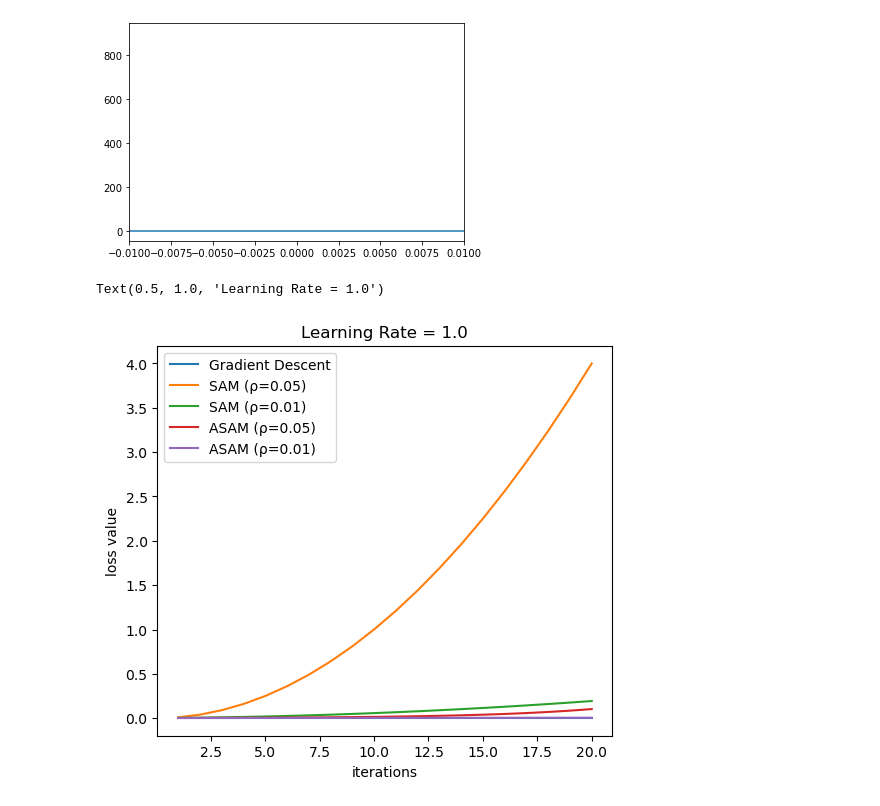
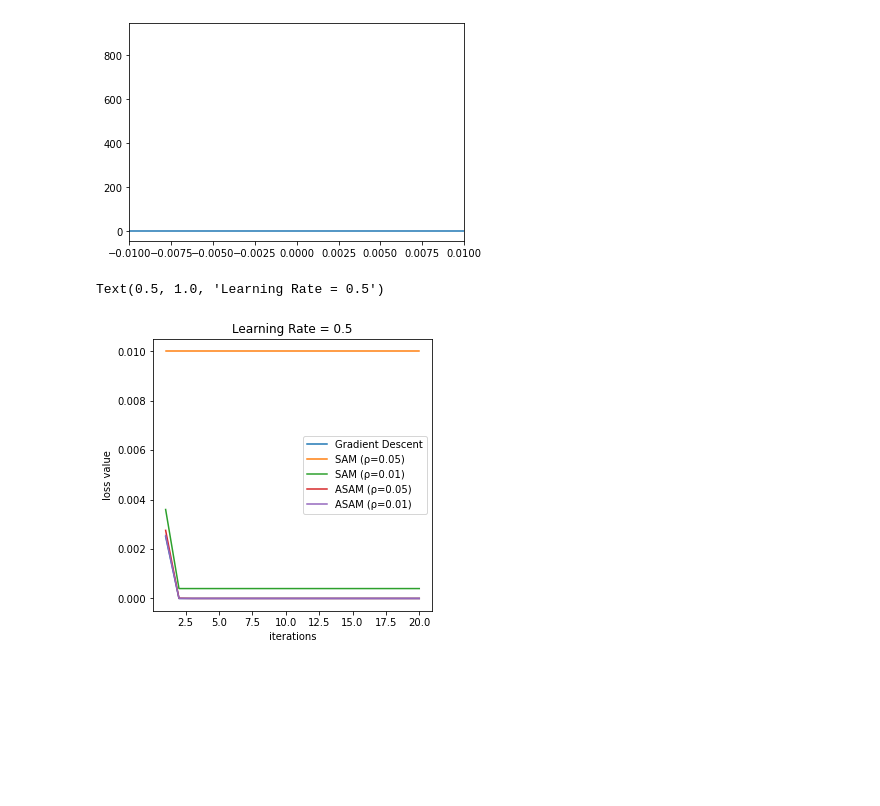
Before and after one commit to tristanengst/VivaciousSharpnessAwareMinimization, a Jupyter notebook: sam-convex-func-converge-test.ipynb, the cells around one changed output. Cells and saved outputs as stored; diff of their text form; code cells hidden in the pictures; blank space fills up the shorter version.

```diff
--- a/sam-convex-func-converge-test.ipynb
+++ b/sam-convex-func-converge-test.ipynb
@@ -65,10 +65,10 @@ class SAM(torch.optim.Optimizer):
 # %%
 init_val = 0.05
 iterations = 20
-lr = 1.0
+lr = 0.5
 # %%
 sam_out = {}
-for rho in [0.01, 0.05]:
+for rho in [0.01, 0.05, 0.1]:
     sam_x = []
     sam_y = []
     sam_t = []
@@ -154,6 +154,6 @@ Iter 19: x = 0.05000000074505806, y = 0.002500000176951289
 # %%
 asam_out = {}
-for rho in [0.01, 0.05]:
+for rho in [0.01, 0.05, 0.1]:
     asam_x = []
     asam_y = []
     asam_t = []
@@ -222,20 +222,20 @@ ax.scatter(sam_x, sam_y)
 <matplotlib.collections.PathCollection at 0x...>
 [figure]
 # %%
-fig = plt.figure(figsize=(5, 5), dpi=100)
-plt.subplots_adjust(left=0.09, right=1,wspace=500, hspace=0.25, bottom=0.13, top=0.91)
+fig = plt.figure(figsize=(5, 5))
 
 
 ax = fig.add_subplot(1, 1, 1)
 ax.plot(sgd_t, sgd_y, label='Gradient Descent')
+# ax.plot(sam_out[0.1][2], sam_out[0.1][1], label='SAM (ρ=0.1)')
 ax.plot(sam_out[0.05][2], sam_out[0.05][1], label='SAM (ρ=0.05)')
 ax.plot(sam_out[0.01][2], sam_out[0.01][1], label='SAM (ρ=0.01)')
 ax.plot(asam_out[0.05][2], asam_out[0.05][1], label='ASAM (ρ=0.05)')
 ax.plot(asam_out[0.01][2], asam_out[0.01][1], label='ASAM (ρ=0.01)')
 ax.legend()
 ax.set_xlabel("iterations")
 ax.set_ylabel("loss value")
 ax.set_title(f'Learning Rate = {lr}')
 # %% [output]
-Text(0.5, 1.0, 'Learning Rate = 1.0')
+Text(0.5, 1.0, 'Learning Rate = 0.5')
-[figure, old version]
+[figure, new version]
```
Also changed, not shown: parts of 4 cells of this notebook, 1 other file.
